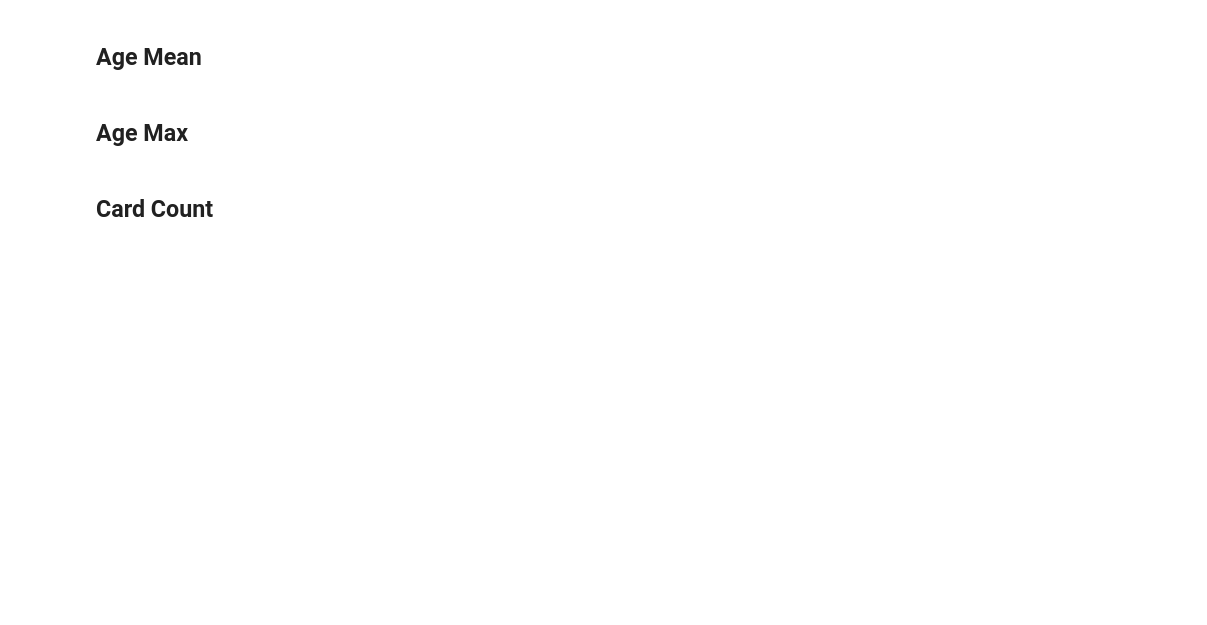
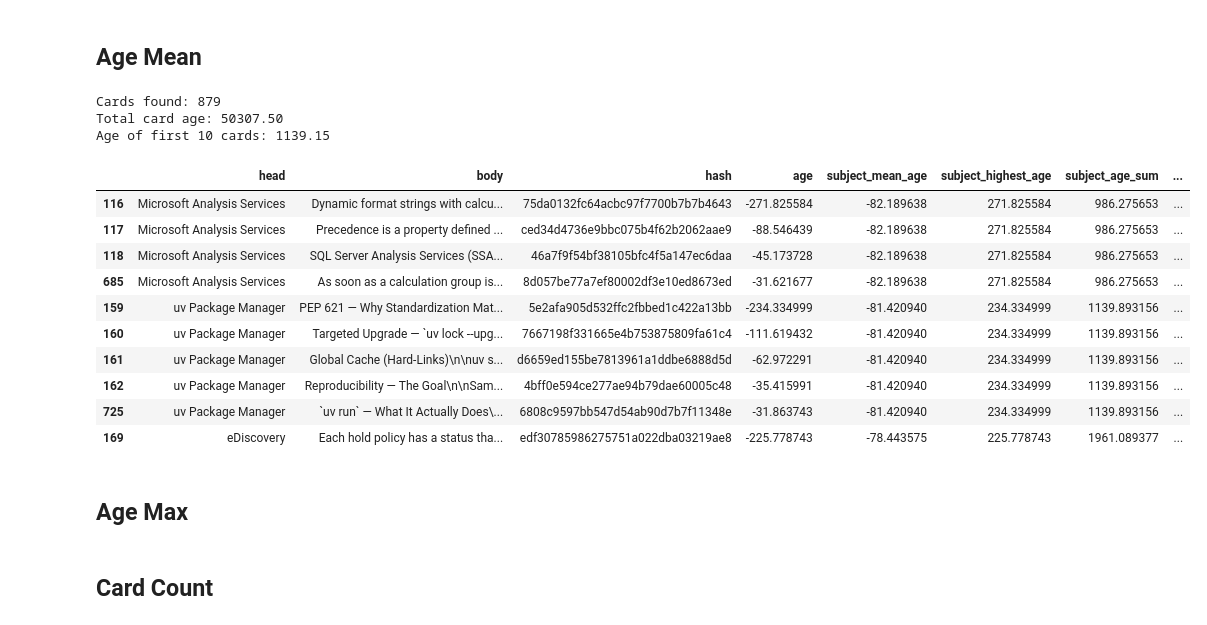
Before and after one commit to JayTY94/Certcards-refresh, a Jupyter notebook: shuffle.ipynb, the cells around one changed output. Drawn from its saved outputs; the diff is of its cells as text; code cells hidden in the pictures; blank space fills up the shorter version.

Commit message:
75da0132fc64acbc97f7700b7b7b4643

```diff
--- a/shuffle.ipynb
+++ b/shuffle.ipynb
@@ -250,16 +235,31 @@ Age of first 10 cards: 291.84
 # %% [markdown]
 ## Age Mean
 # %%
-# n=3
-# existing_cards['count'] = existing_cards.sort_values('age', ascending=False).groupby('head').cumcount()
-# existing_cards['n_fold'] = existing_cards['count'] % n
+n=3
+existing_cards['count'] = existing_cards.sort_values('age', ascending=False).groupby('head').cumcount()
+existing_cards['n_fold'] = existing_cards['count'] % n
 
-# existing_cards['subject_mean_age'] = existing_cards['subject_mean_age'] *-1
-# existing_cards['age'] = existing_cards['age'] *-1
-# existing_cards.sort_values(['n_fold', 'subject_mean_age', 'age'], inplace=True)
-# remake_card_document(existing_cards=existing_cards)
+existing_cards['subject_mean_age'] = existing_cards['subject_mean_age'] *-1
+existing_cards['age'] = existing_cards['age'] *-1
+existing_cards.sort_values(['n_fold', 'subject_mean_age', 'age'], inplace=True)
+remake_card_document(existing_cards=existing_cards)
 
-# existing_cards.head(10)
+existing_cards.head(10)
+# %% [output]
+Cards found: 879
+Total card age: 50307.50
+Age of first 10 cards: 1139.15
+|  | head | body | hash | age | subject_mean_age | subject_highest_age | subject_age_sum | ... |
+| 116 | Microsoft Analysis Services | Dynamic format strings with calcu... | 75da0132fc64acbc97f7700b7b7b4643 | -271.825584 | -82.189638 | 271.825584 | 986.275653 | ... |
+| 117 | Microsoft Analysis Services | Precedence is a property defined ... | ced34d4736e9bbc075b4f62b2062aae9 | -88.546439 | -82.189638 | 271.825584 | 986.275653 | ... |
+| 118 | Microsoft Analysis Services | SQL Server Analysis Services (SSA... | 46a7f9f54bf38105bfc4f5a147ec6daa | -45.173728 | -82.189638 | 271.825584 | 986.275653 | ... |
+| 685 | Microsoft Analysis Services | As soon as a calculation group is... | 8d057be77a7ef80002df3e10ed8673ed | -31.621677 | -82.189638 | 271.825584 | 986.275653 | ... |
+| 159 | uv Package Manager | PEP 621 — Why Standardization Mat... | 5e2afa905d532ffc2fbbed1c422a13bb | -234.334999 | -81.420940 | 234.334999 | 1139.893156 | ... |
+| 160 | uv Package Manager | Targeted Upgrade — `uv lock --upg... | 7667198f331665e4b753875809fa61c4 | -111.619432 | -81.420940 | 234.334999 | 1139.893156 | ... |
+| 161 | uv Package Manager | Global Cache (Hard-Links)\n\nuv s... | d6659ed155be7813961a1ddbe6888d5d | -62.972291 | -81.420940 | 234.334999 | 1139.893156 | ... |
+| 162 | uv Package Manager | Reproducibility — The Goal\n\nSam... | 4bff0e594ce277ae94b79dae60005c48 | -35.415991 | -81.420940 | 234.334999 | 1139.893156 | ... |
+| 725 | uv Package Manager | `uv run` — What It Actually Does\... | 6808c9597bb547d54ab90d7b7f11348e | -31.863743 | -81.420940 | 234.334999 | 1139.893156 | ... |
+| 169 | eDiscovery | Each hold policy has a status tha... | edf30785986275751a022dba03219ae8 | -225.778743 | -78.443575 | 225.778743 | 1961.089377 | ... |
 # %% [markdown]
 ## Age Max
 # %%
```
Also changed, not shown: parts of 7 cells of this notebook, 4 other files.
